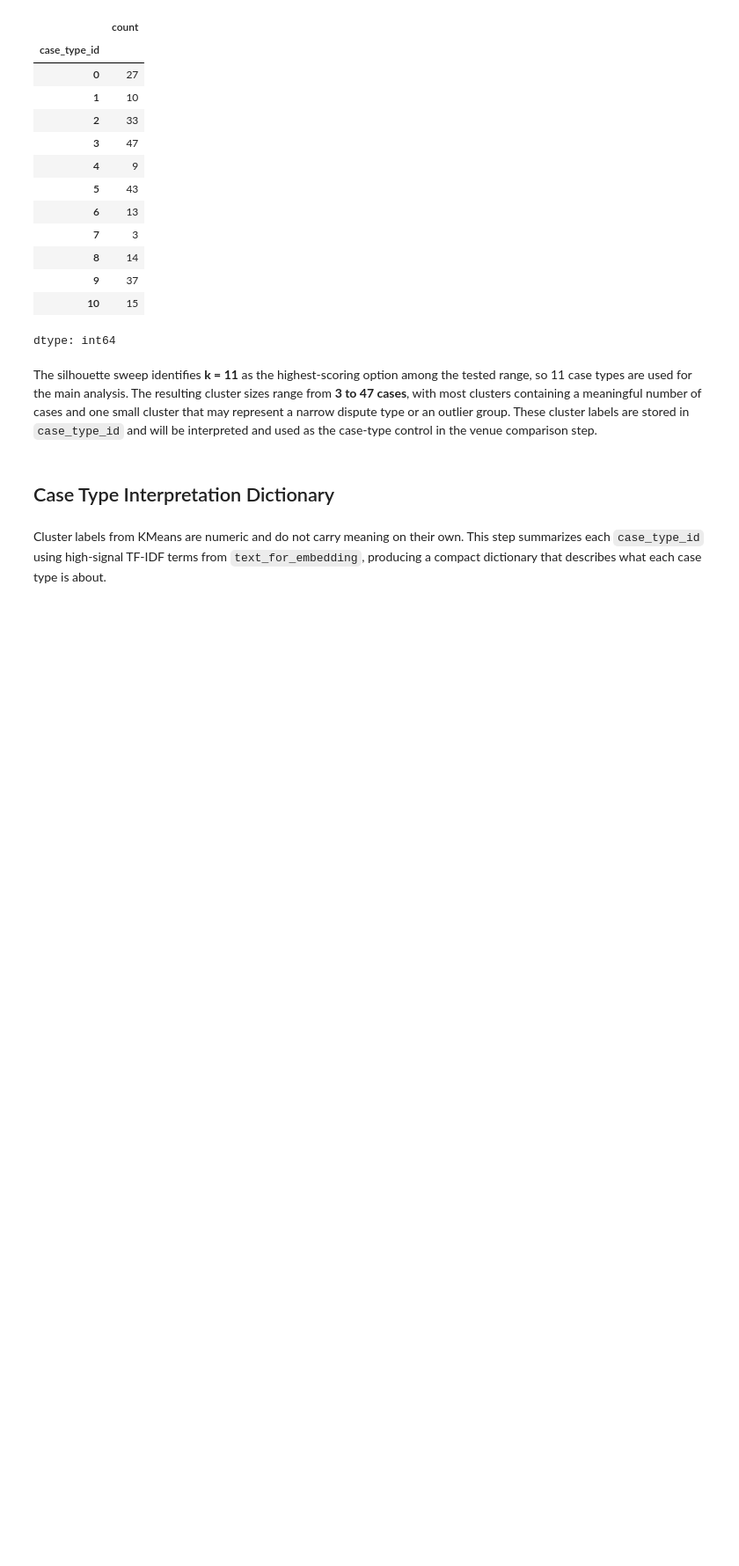
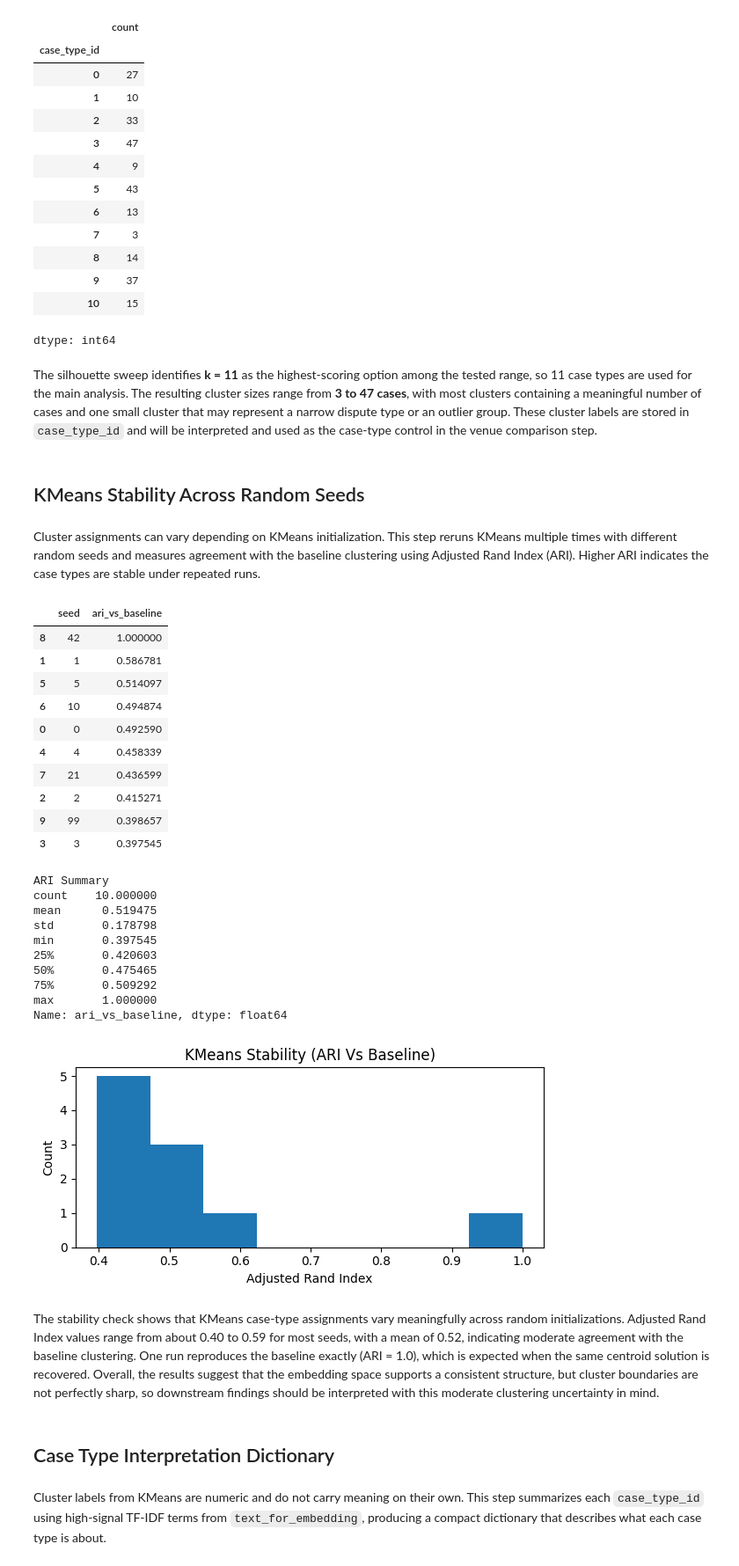
Before and after one commit to mqanaq/BA820-B1-Team13, a Jupyter notebook: MG/M4_Mohamad_Gong_Refinement.ipynb, the cells around one changed output. Shown at 88% size. Drawn from its saved outputs; the diff is of its cells as text; code cells hidden in the pictures; blank space fills up the shorter version.

```diff
--- a/MG/M4_Mohamad_Gong_Refinement.ipynb
+++ b/MG/M4_Mohamad_Gong_Refinement.ipynb
@@ -448,6 +449,67 @@ Selected k: 11
 dtype: int64
 # %% [markdown]
 The silhouette sweep identifies **k = 11** as the highest-scoring option among the tested range, so 11 case types are used for the main analysis. The resulting cluster sizes range from **3 to 47 cases**, with most clusters containing a meaningful number of cases and one small cluster that may represent a narrow dispute type or an outlier group. These cluster labels are stored in `case_type_id` and will be interpreted and used as the case-type control in the venue comparison step.
+# %% [markdown]
+## KMeans Stability Across Random Seeds
+# %% [markdown]
+Cluster assignments can vary depending on KMeans initialization. This step reruns KMeans multiple times with different random seeds and measures agreement with the baseline clustering using Adjusted Rand Index (ARI). Higher ARI indicates the case types are stable under repeated runs.
+# %%
+# Get the baseline cluster labels for comparison
+labels_base = df["case_type_id"].to_numpy()
+
+seeds = [0, 1, 2, 3, 4, 5, 10, 21, 42, 99]
+rows = []
+
+# Iterate through multiple random seeds to test clustering stability
+for s in seeds:
+    km = KMeans(n_clusters=best_k, random_state=s, n_init="auto")
+    labels_s = km.fit_predict(X_embed)
+
+    # Measure similarity between this run and the baseline using Adjusted Rand Index
+    ari = adjusted_rand_score(labels_base, labels_s)
+    rows.append({"seed": s, "ari_vs_baseline": ari})
+
+# Create a DataFrame to view stability metrics sorted by score
+stability_df = pd.DataFrame(rows).sort_values("ari_vs_baseline", ascending=False)
+display(stability_df)
+
+# Print summary statistics for the stability scores
+print("ARI Summary")
+print(stability_df["ari_vs_baseline"].describe())
+
+# Plot the distribution of ARI scores to visualize stability
+plt.figure(figsize=(6, 3))
+plt.hist(stability_df["ari_vs_baseline"], bins=8)
+plt.title("KMeans Stability (ARI Vs Baseline)")
+plt.xlabel("Adjusted Rand Index")
+plt.ylabel("Count")
+plt.tight_layout()
+plt.show()
+# %% [output]
+|  | seed | ari_vs_baseline |
+| 8 | 42 | 1.000000 |
+| 1 | 1 | 0.586781 |
+| 5 | 5 | 0.514097 |
+| 6 | 10 | 0.494874 |
+| 0 | 0 | 0.492590 |
+| 4 | 4 | 0.458339 |
+| 7 | 21 | 0.436599 |
+| 2 | 2 | 0.415271 |
+| 9 | 99 | 0.398657 |
+| 3 | 3 | 0.397545 |
+ARI Summary
+count    10.000000
+mean      0.519475
+std       0.178798
+min       0.397545
+25%       0.420603
+50%       0.475465
+75%       0.509292
+max       1.000000
+Name: ari_vs_baseline, dtype: float64
+[figure, added]
+# %% [markdown]
+The stability check shows that KMeans case-type assignments vary meaningfully across random initializations. Adjusted Rand Index values range from about 0.40 to 0.59 for most seeds, with a mean of 0.52, indicating moderate agreement with the baseline clustering. One run reproduces the baseline exactly (ARI = 1.0), which is expected when the same centroid solution is recovered. Overall, the results suggest that the embedding space supports a consistent structure, but cluster boundaries are not perfectly sharp, so downstream findings should be interpreted with this moderate clustering uncertainty in mind.
 # %% [markdown]
 ## Case Type Interpretation Dictionary
 # %% [markdown]
```
Also changed, not shown: parts of 4 cells of this notebook.
